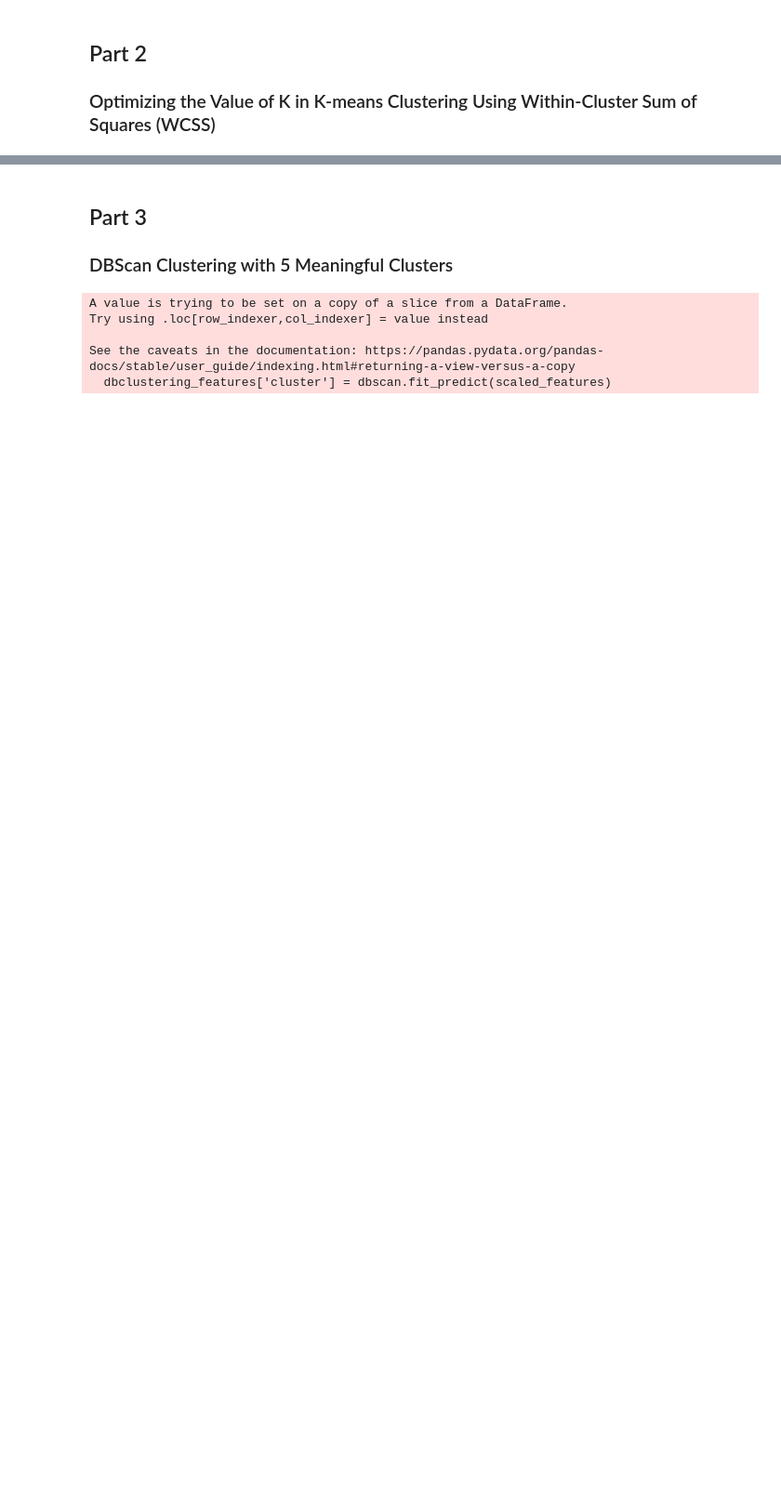
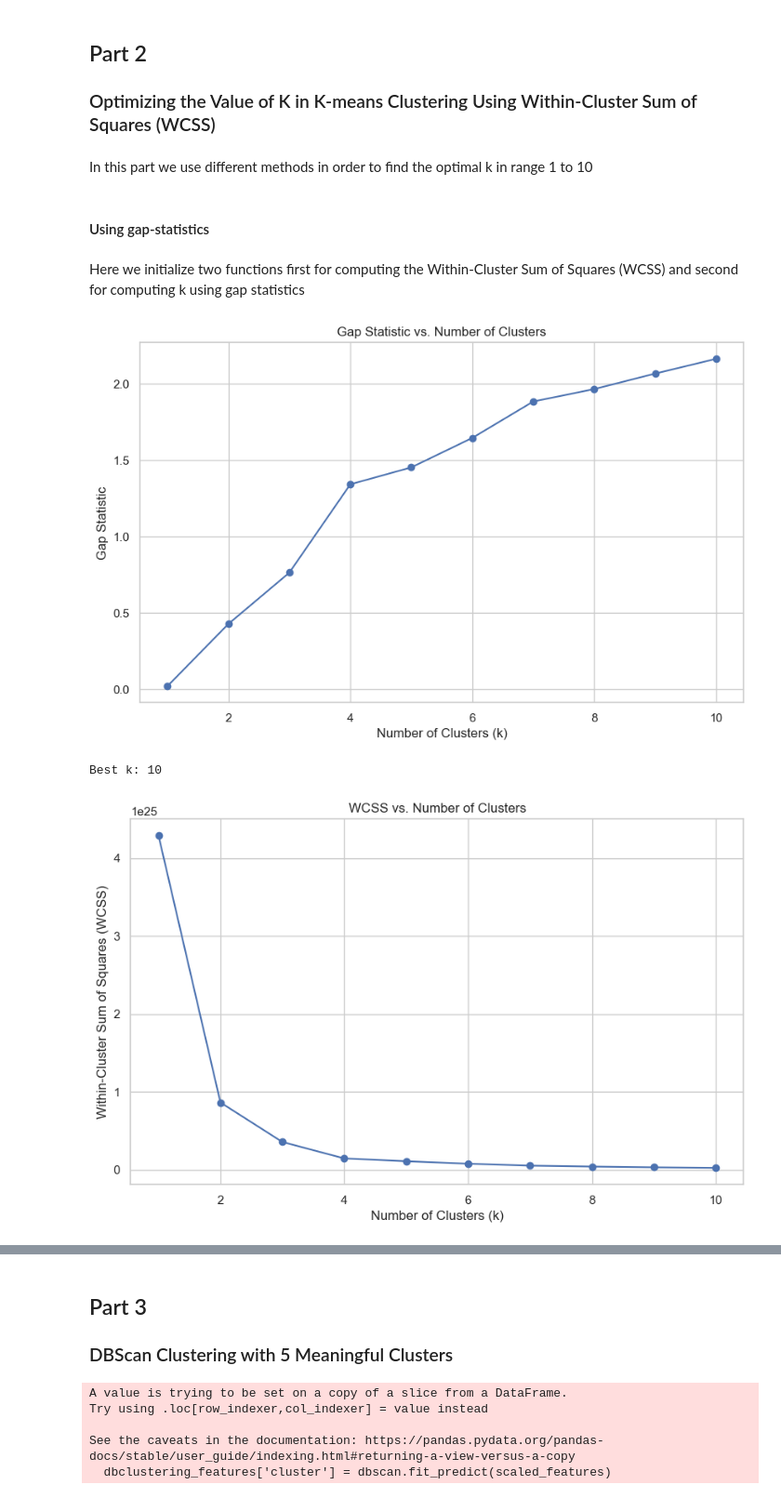
Before and after one commit to sixth-group/Faze2-FirstProject, a Jupyter notebook: section1-clustering/clustering.ipynb, the cells around one changed output, grey strips where cells are left out. Shown: that part at 93% size. Saved outputs shown, nothing was run; the diff lists cells and outputs as text; code cells hidden in the pictures; blank space fills up the shorter version.

Commit message:
fix part 2

```diff
--- a/section1-clustering/clustering.ipynb
+++ b/section1-clustering/clustering.ipynb
@@ -77,0 +72,6 @@ plt.show()
+# %% [markdown]
+In this part we use different methods in order to find the optimal k in range 1 to 10
+# %% [markdown]
+#### Using gap-statistics
+# %% [markdown]
+Here we initialize two functions first for computing the Within-Cluster Sum of Squares (WCSS) and second for computing k using gap statistics
@@ -77,0 +110,29 @@ plt.show()
+# %%
+numeric_data = market_best.select_dtypes(include=np.number)
+X = numeric_data.values
+
+# Compute the Gap Statistic
+max_k = 10
+gap, wcss = compute_gap_statistic(X, max_k)
+
+# Plot the Gap Statistic
+plt.figure(figsize=(10, 6))
+plt.plot(range(1, max_k + 1), gap, marker='o')
+plt.xlabel('Number of Clusters (k)')
+plt.ylabel('Gap Statistic')
+plt.title('Gap Statistic vs. Number of Clusters')
+plt.grid(True)
+plt.show()
+
+# Plot the WCSS for different values of k
+plt.figure(figsize=(10, 6))
+plt.plot(range(1, max_k + 1), wcss, marker='o')
+plt.xlabel('Number of Clusters (k)')
+plt.ylabel('Within-Cluster Sum of Squares (WCSS)')
+plt.title('WCSS vs. Number of Clusters')
+plt.grid(True)
+plt.show()
+# %% [output]
+[figure, added]
+Best k: 10
+[figure, added]
```
Also changed, not shown: parts of 11 cells of this notebook.
